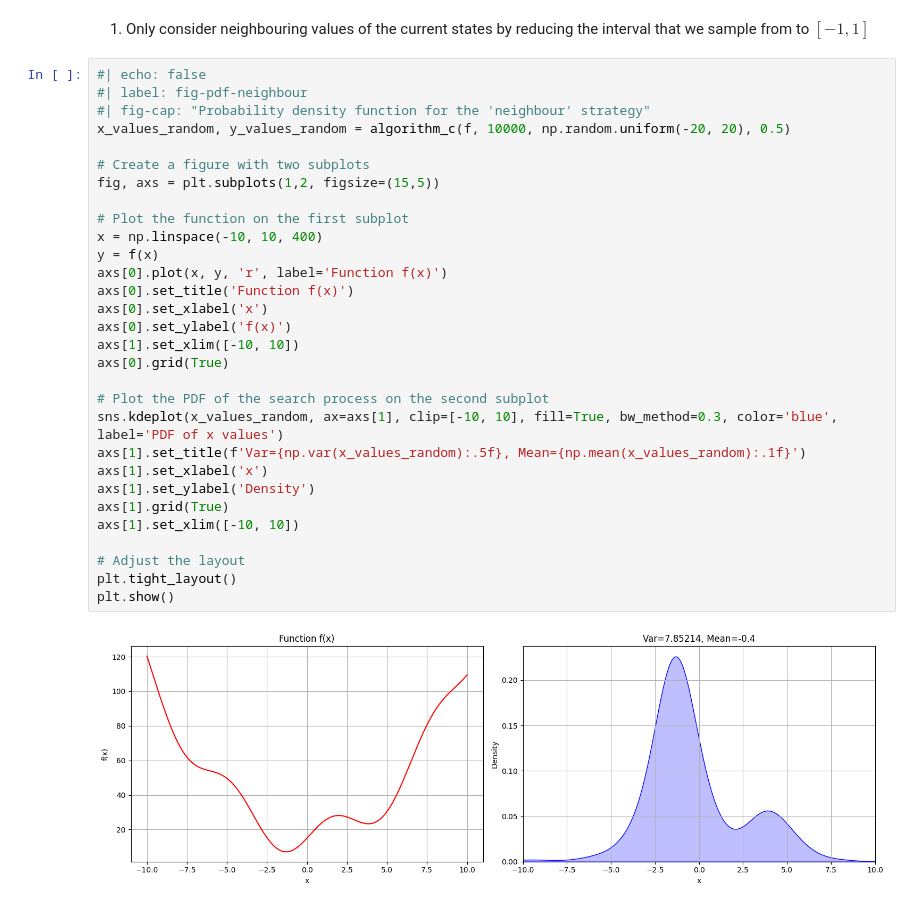
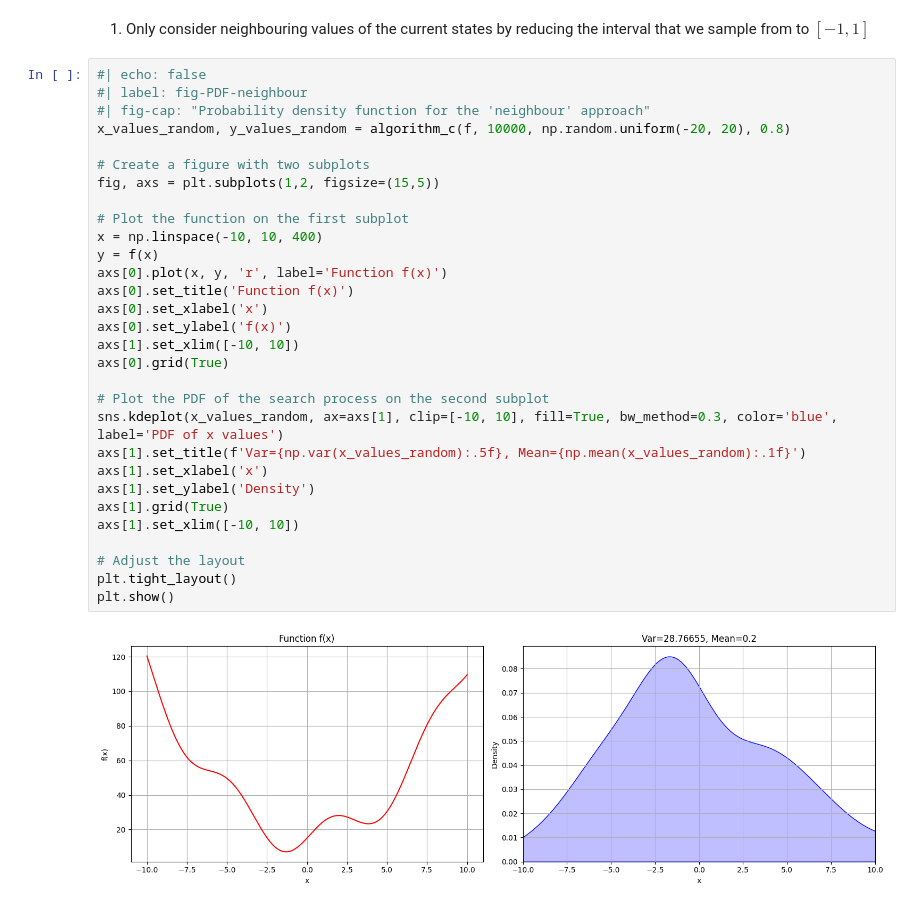
Before and after one commit to Max-We/ml-blog, a Jupyter notebook: posts/simulated-annealing/index.ipynb, the cells around one changed output. Drawn from its saved outputs; the diff is of its cells as text.

```diff
--- a/posts/simulated-annealing/index.ipynb
+++ b/posts/simulated-annealing/index.ipynb
@@ -170,34 +190,34 @@ def algorithm_c(f, iterations, initial_x, p):
 1. Only consider neighbouring values of the current states by reducing the interval that we sample from to $[-1, 1]$
 # %%
 #| echo: false
-#| label: fig-pdf-neighbour
-#| fig-cap: "Probability density function for the 'neighbour' strategy"
-x_values_random, y_values_random = algorithm_c(f, 10000, np.random.uniform(-20, 20), 0.5)
+#| label: fig-PDF-neighbour
+#| fig-cap: "Probability density function for the 'neighbour' approach"
+x_values_random, y_values_random = algorithm_c(f, 10000, np.random.uniform(-20, 20), 0.8)
 
 # Create a figure with two subplots
 fig, axs = plt.subplots(1,2, figsize=(15,5))
 
 # Plot the function on the first subplot
 x = np.linspace(-10, 10, 400)
 y = f(x)
 axs[0].plot(x, y, 'r', label='Function f(x)')
 axs[0].set_title('Function f(x)')
 axs[0].set_xlabel('x')
 axs[0].set_ylabel('f(x)')
 axs[1].set_xlim([-10, 10])
 axs[0].grid(True)
 
 # Plot the PDF of the search process on the second subplot
 sns.kdeplot(x_values_random, ax=axs[1], clip=[-10, 10], fill=True, bw_method=0.3, color='blue', label='PDF of x values')
 axs[1].set_title(f'Var={np.var(x_values_random):.5f}, Mean={np.mean(x_values_random):.1f}')
 axs[1].set_xlabel('x')
 axs[1].set_ylabel('Density')
 axs[1].grid(True)
 axs[1].set_xlim([-10, 10])
 
 # Adjust the layout
 plt.tight_layout()
 plt.show()
 # %% [output]
-[figure, old version]
+[figure, new version]
 # %% [markdown]
```
Also changed, not shown: parts of 23 cells of this notebook, 14 other files.
